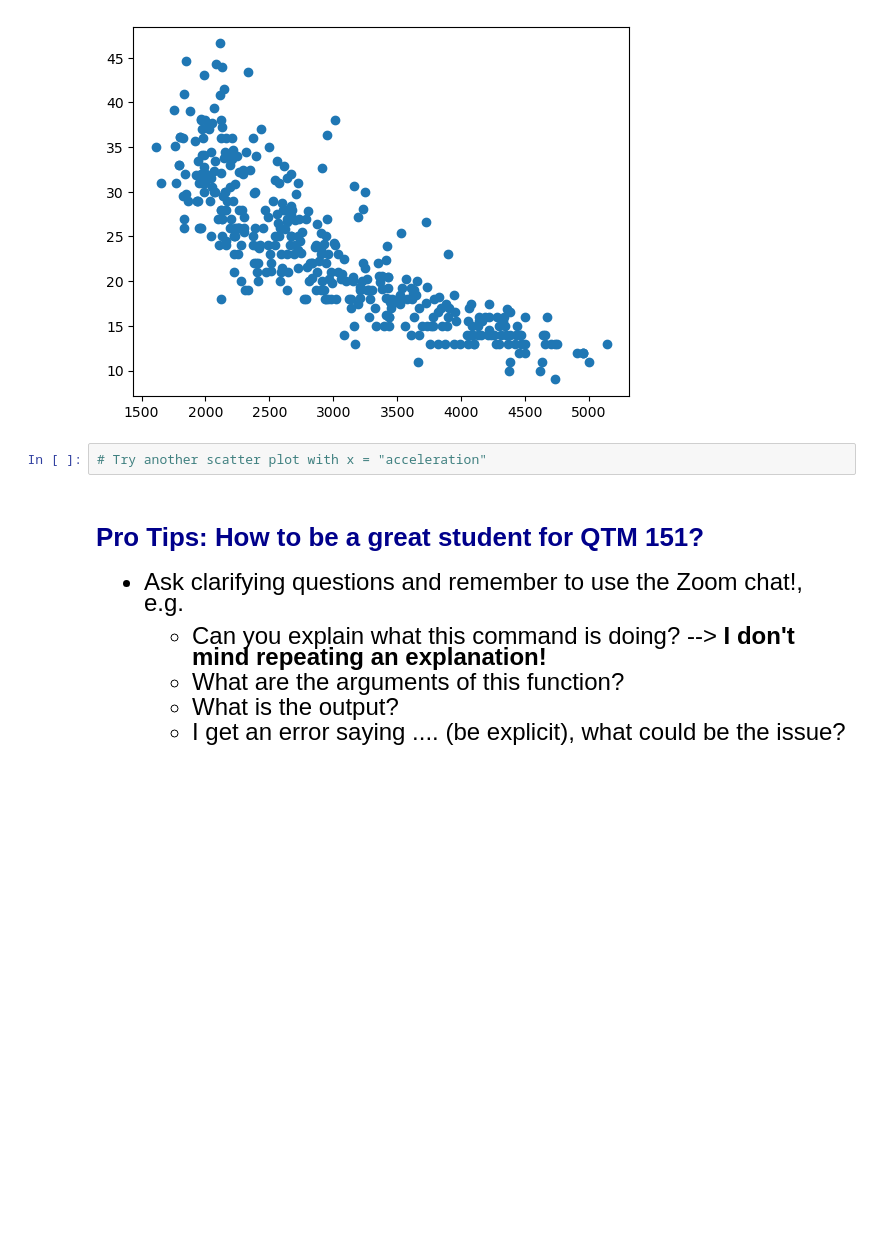
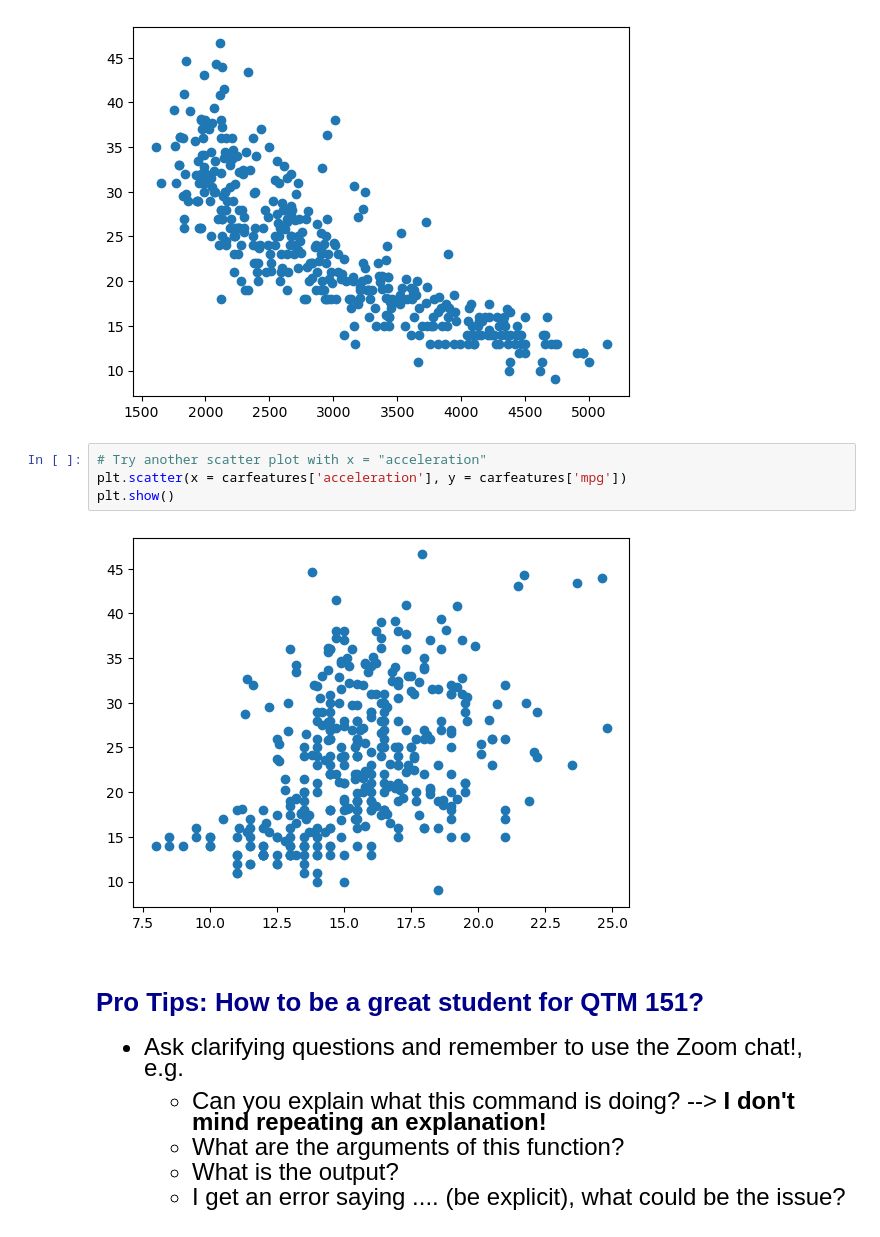
Before and after one commit to StephanieL2027/qtm151spring2025, a Jupyter notebook: Lecture 01/Lecture1.ipynb, the cells around one changed output. Saved outputs shown, nothing was run; the diff lists cells and outputs as text; blank space fills up the shorter version.

```diff
--- a/Lecture 01/Lecture1.ipynb
+++ b/Lecture 01/Lecture1.ipynb
@@ -229,6 +229,10 @@ plt.show()
 [figure]
 # %%
 # Try another scatter plot with x = "acceleration"
+plt.scatter(x = carfeatures['acceleration'], y = carfeatures['mpg'])
+plt.show()
+# %% [output]
+[figure, added]
 # %% [markdown]
 
 
```
